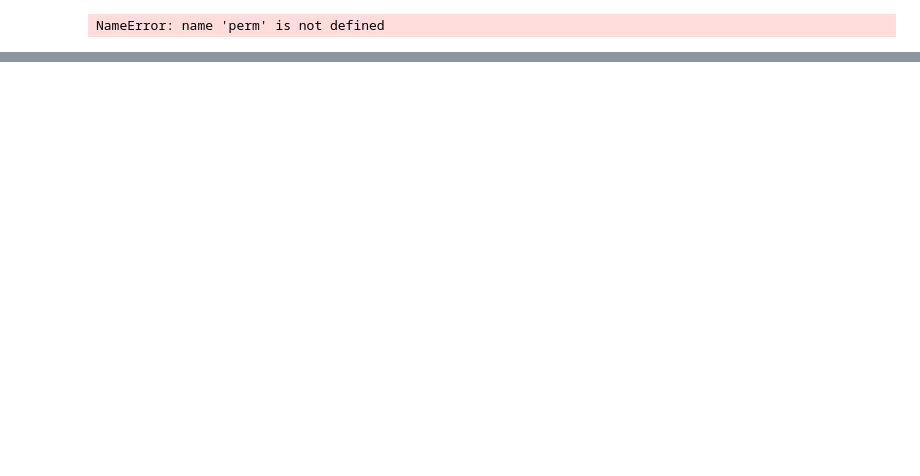
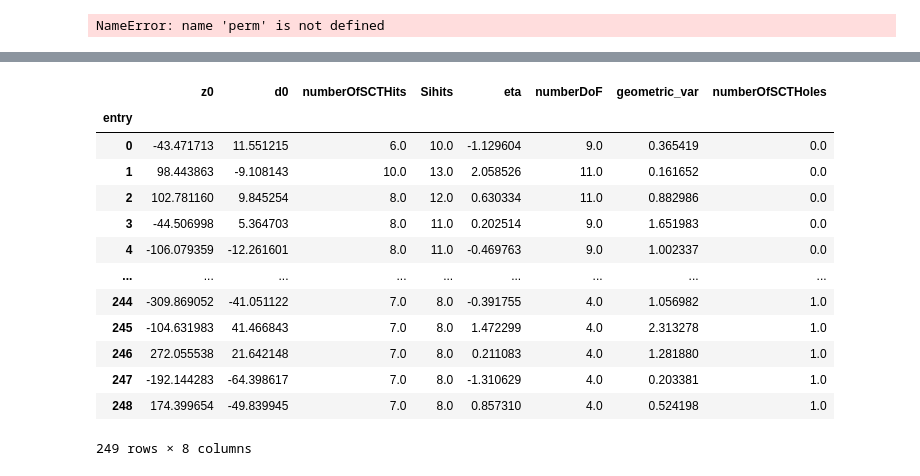
Before and after one commit to robinnewhouse/LRTNotebooks, a Jupyter notebook: Training.ipynb, the cells around one changed output, grey strips where cells are left out. Drawn from its saved outputs; the diff is of its cells as text; code cells hidden in the pictures; blank space fills up the shorter version.

```diff
--- a/Training.ipynb
+++ b/Training.ipynb
@@ -673,0 +686,40 @@ inter1  =  pdp.pdp_interact(my_model, dataset=X_df, model_features=X_df.columns.
+# %%
+tested = uproot.open("/data/newhouse/LRT/batch/testing/dumping_21p0_v7_doR3LargeD0_nonn/VH4b/0/0/track_info_InDetSummaryDumpAlg_R3LargeD0.root")['tracks']
+# tested.pandas.df().nnScore.hist()
+df = tested.pandas.df()
+df.rename({'track_eta': 'eta'}, axis='columns', inplace=True)
+df.rename({'geometricVariable': 'geometric_var'}, axis='columns', inplace=True)
+df['geometric_var_py'] = abs(np.arctan2(abs(df.d0),df.z0)-2*np.arctan(np.exp(-df.eta)))
+# abs values
+df['abs_z0'] = abs(df.z0)
+df['abs_d0'] = abs(df.d0)
+df['abs_eta'] = abs(df.eta)
+# silicon hits
+df['Sihits'] = df.numberOfPixelHits + df.numberOfSCTHits
+
+X = df[["z0",
+"d0",
+"numberOfSCTHits",
+"Sihits",
+"eta",
+"numberDoF",
+"geometric_var",
+"numberOfSCTHoles",
+]]
+
+X
+# %% [output]
+|  | z0 | d0 | numberOfSCTHits | Sihits | eta | numberDoF | geometric_var | numberOfSCTHoles |
+| entry |  |  |  |  |  |  |  |  |
+| 0 | -43.471713 | 11.551215 | 6.0 | 10.0 | -1.129604 | 9.0 | 0.365419 | 0.0 |
+| 1 | 98.443863 | -9.108143 | 10.0 | 13.0 | 2.058526 | 11.0 | 0.161652 | 0.0 |
+| 2 | 102.781160 | 9.845254 | 8.0 | 12.0 | 0.630334 | 11.0 | 0.882986 | 0.0 |
+| 3 | -44.506998 | 5.364703 | 8.0 | 11.0 | 0.202514 | 9.0 | 1.651983 | 0.0 |
+| 4 | -106.079359 | -12.261601 | 8.0 | 11.0 | -0.469763 | 9.0 | 1.002337 | 0.0 |
+| ... | ... | ... | ... | ... | ... | ... | ... | ... |
+| 244 | -309.869052 | -41.051122 | 7.0 | 8.0 | -0.391755 | 4.0 | 1.056982 | 1.0 |
+| 245 | -104.631983 | 41.466843 | 7.0 | 8.0 | 1.472299 | 4.0 | 2.313278 | 1.0 |
+| 246 | 272.055538 | 21.642148 | 7.0 | 8.0 | 0.211083 | 4.0 | 1.281880 | 1.0 |
+| 247 | -192.144283 | -64.398617 | 7.0 | 8.0 | -1.310629 | 4.0 | 0.203381 | 1.0 |
+| 248 | 174.399654 | -49.839945 | 7.0 | 8.0 | 0.857310 | 4.0 | 0.524198 | 1.0 |
+249 rows × 8 columns
```
Also changed, not shown: parts of 9 cells of this notebook, 3 other files.
